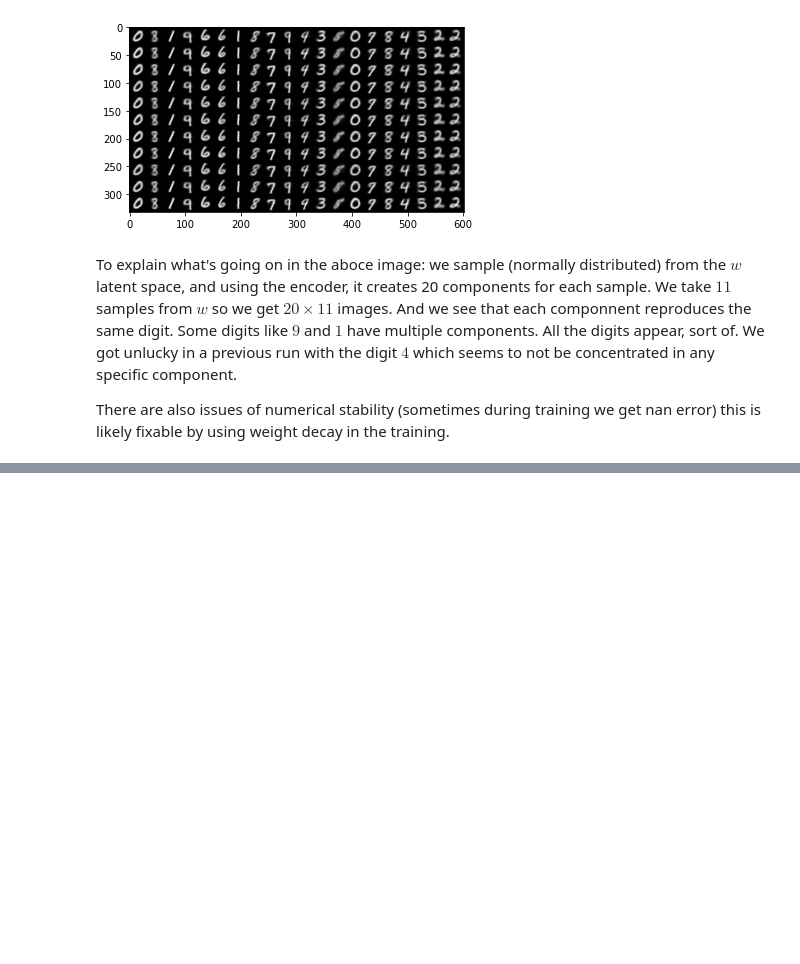
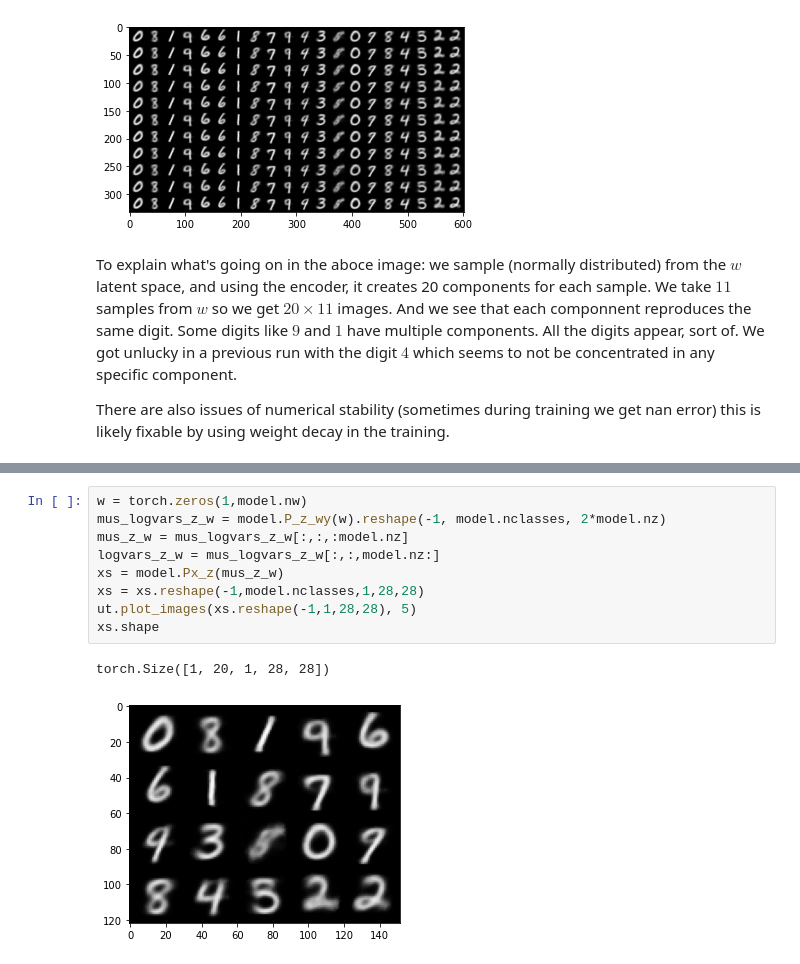
Before and after one commit to zelhar/mg22, a Jupyter notebook: unsupervised_clustering.ipynb, the cells around one changed output, grey strips where cells are left out. Saved outputs shown, nothing was run; the diff lists cells and outputs as text; blank space fills up the shorter version.

```diff
--- a/unsupervised_clustering.ipynb
+++ b/unsupervised_clustering.ipynb
@@ -151,0 +215,12 @@ There are also issues of numerical stability (sometimes during training we get n
+# %%
+w = torch.zeros(1,model.nw)
+mus_logvars_z_w = model.P_z_wy(w).reshape(-1, model.nclasses, 2*model.nz)
+mus_z_w = mus_logvars_z_w[:,:,:model.nz]
+logvars_z_w = mus_logvars_z_w[:,:,model.nz:]
+xs = model.Px_z(mus_z_w)
+xs = xs.reshape(-1,model.nclasses,1,28,28)
+ut.plot_images(xs.reshape(-1,1,28,28), 5)
+xs.shape
+# %% [output]
+torch.Size([1, 20, 1, 28, 28])
+[figure, added]
```
Also changed, not shown: parts of 7 cells of this notebook.
